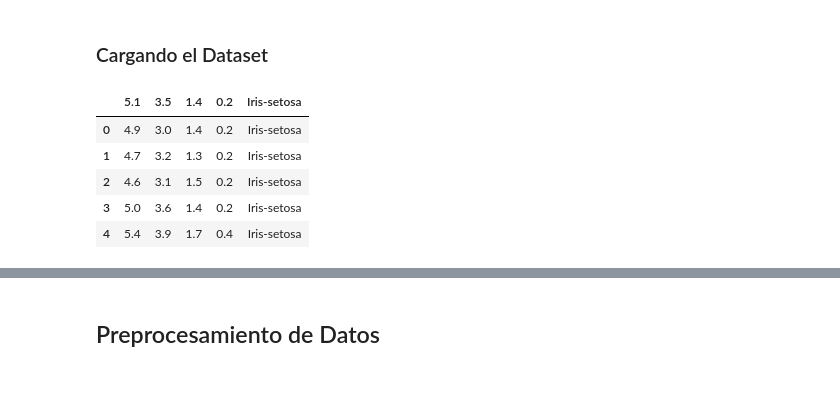
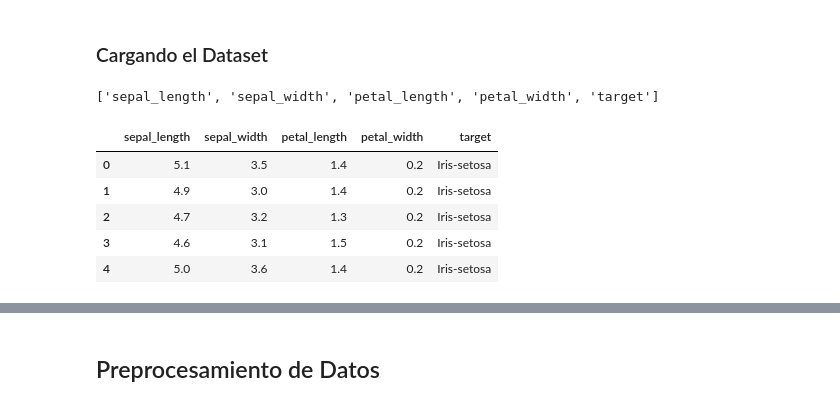
Before and after one commit to Lons0G/Decision-Tree, a Jupyter notebook: Decision_Tree.ipynb, the cells around one changed output, grey strips where cells are left out. Cells and saved outputs as stored; diff of their text form; code cells hidden in the pictures.

```diff
--- a/Decision_Tree.ipynb
+++ b/Decision_Tree.ipynb
@@ -17,14 +27,20 @@ from chefboost import Chefboost as chef
 ## Analisis Exploratorio de Datos
 # %% [markdown]
 ### Cargando el Dataset
+# %%
+# Lista con los nombres de las caracteristicas
+iris_names = ['sepal_length', 'sepal_width', 'petal_length', 'petal_width', 'target']
+iris_names
+# %% [output]
+['sepal_length', 'sepal_width', 'petal_length', 'petal_width', 'target']
 # %%
 # Con la biblioteca pandas para manejo de datos, se cargan los datos del dataset Iris a la variable df_iris
-df_iris = pd.read_csv('../Datasets/iris/iris.data')
+df_iris = pd.read_csv('../Datasets/iris/iris.data', names=iris_names, header=None)
 df_iris.head()
 # %% [output]
-|  | 5.1 | 3.5 | 1.4 | 0.2 | Iris-setosa |
-| 0 | 4.9 | 3.0 | 1.4 | 0.2 | Iris-setosa |
-| 1 | 4.7 | 3.2 | 1.3 | 0.2 | Iris-setosa |
-| 2 | 4.6 | 3.1 | 1.5 | 0.2 | Iris-setosa |
-| 3 | 5.0 | 3.6 | 1.4 | 0.2 | Iris-setosa |
-| 4 | 5.4 | 3.9 | 1.7 | 0.4 | Iris-setosa |
+|  | sepal_length | sepal_width | petal_length | petal_width | target |
+| 0 | 5.1 | 3.5 | 1.4 | 0.2 | Iris-setosa |
+| 1 | 4.9 | 3.0 | 1.4 | 0.2 | Iris-setosa |
+| 2 | 4.7 | 3.2 | 1.3 | 0.2 | Iris-setosa |
+| 3 | 4.6 | 3.1 | 1.5 | 0.2 | Iris-setosa |
+| 4 | 5.0 | 3.6 | 1.4 | 0.2 | Iris-setosa |
```
Also changed, not shown: parts of 17 cells of this notebook, 30 other files.
